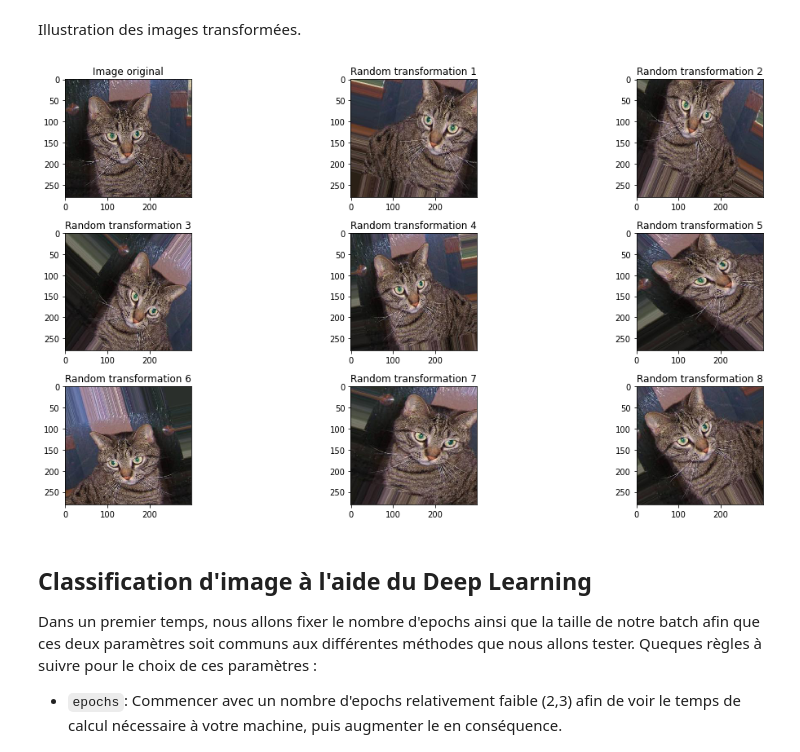
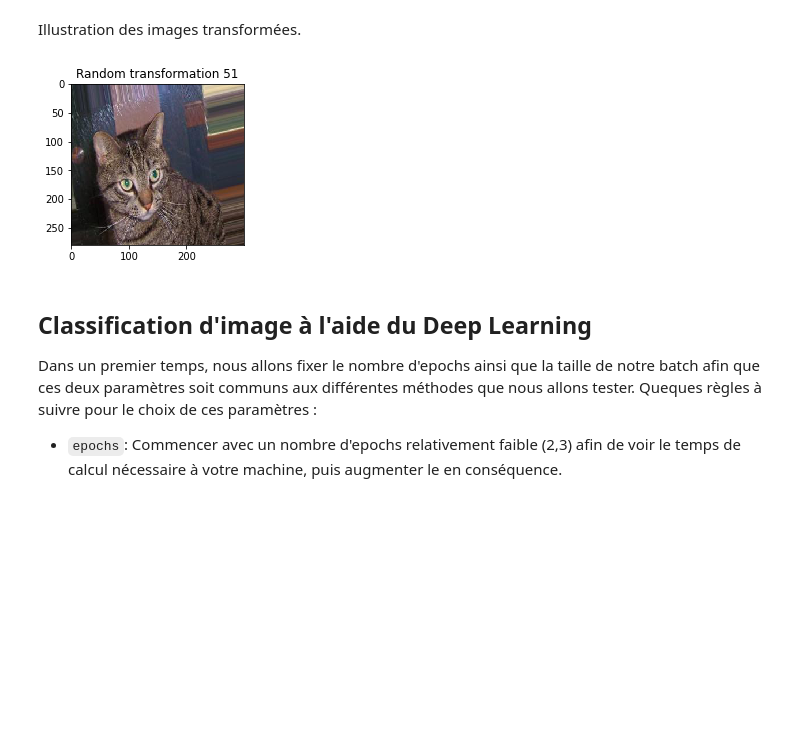
Before and after one commit to Pakopac/colab_fastai, a Jupyter notebook: keras_CatsVSDogs.ipynb, the cells around one changed output. Saved outputs shown, nothing was run; the diff lists cells and outputs as text; code cells hidden in the pictures; blank space fills up the shorter version.

```diff
--- a/keras_CatsVSDogs.ipynb
+++ b/keras_CatsVSDogs.ipynb
@@ -210,30 +206,29 @@ if not(os.path.isdir(data_dir_sub+"/preprocessing_example")):
     i = 0
     for batch in datagen.flow(x_, batch_size=1,save_to_dir=data_dir_sub+"/preprocessing_example", save_prefix='cat', save_format='jpeg'):
         i += 1
-        if i > 7:
+        if i > 50:
             break
 # %% [markdown]
 Illustration des images transformées.
 # %%
 X_list=[]
 for f in os.listdir(data_dir_sub+"/preprocessing_example"):
     X_list.append(kpi.img_to_array(kpi.load_img(data_dir_sub+"/preprocessing_example/"+f)))
-
 
 fig=plt.figure(figsize=(16,8))
 fig.patch.set_alpha(0)
 ax = fig.add_subplot(3,3,1)
 ax.imshow(x/255, interpolation="nearest")
 ax.set_title("Image original")
 for i,xt in enumerate(X_list):
-    ax = fig.add_subplot(3,3,i+2)
+    ax = fig.add_subplot(3,3,1)
     ax.imshow(xt/255, interpolation="nearest")
     ax.set_title("Random transformation %d" %(i+1))
 plt.tight_layout()
 plt.savefig("cats_transformation.png", dpi=100, bbox_to_anchor="tight", facecolor=fig.get_facecolor())
 plt.show()
 # %% [output]
-[figure, old version]
+[figure, new version]
 # %% [markdown]
 ## Classification d'image à l'aide du Deep Learning
 
```
Also changed, not shown: parts of 20 cells of this notebook.
